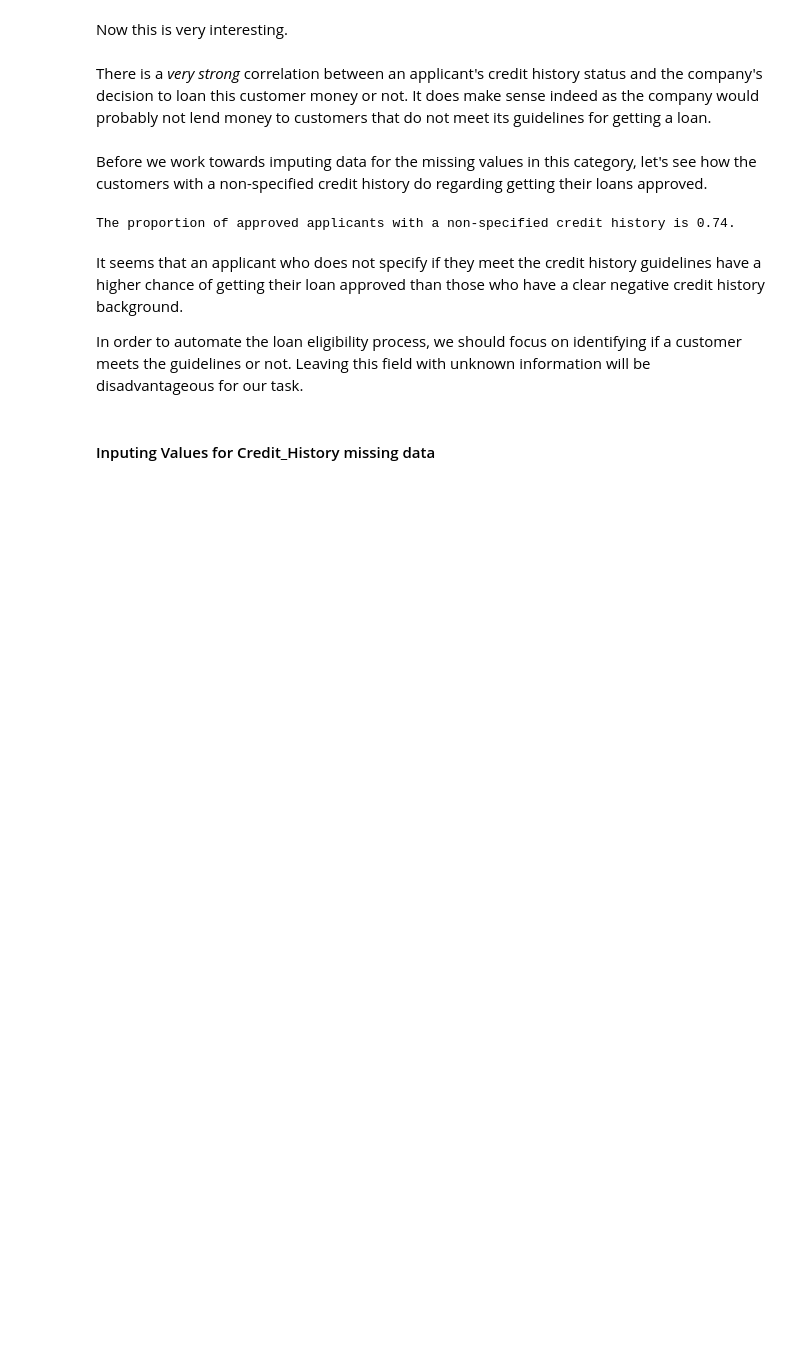
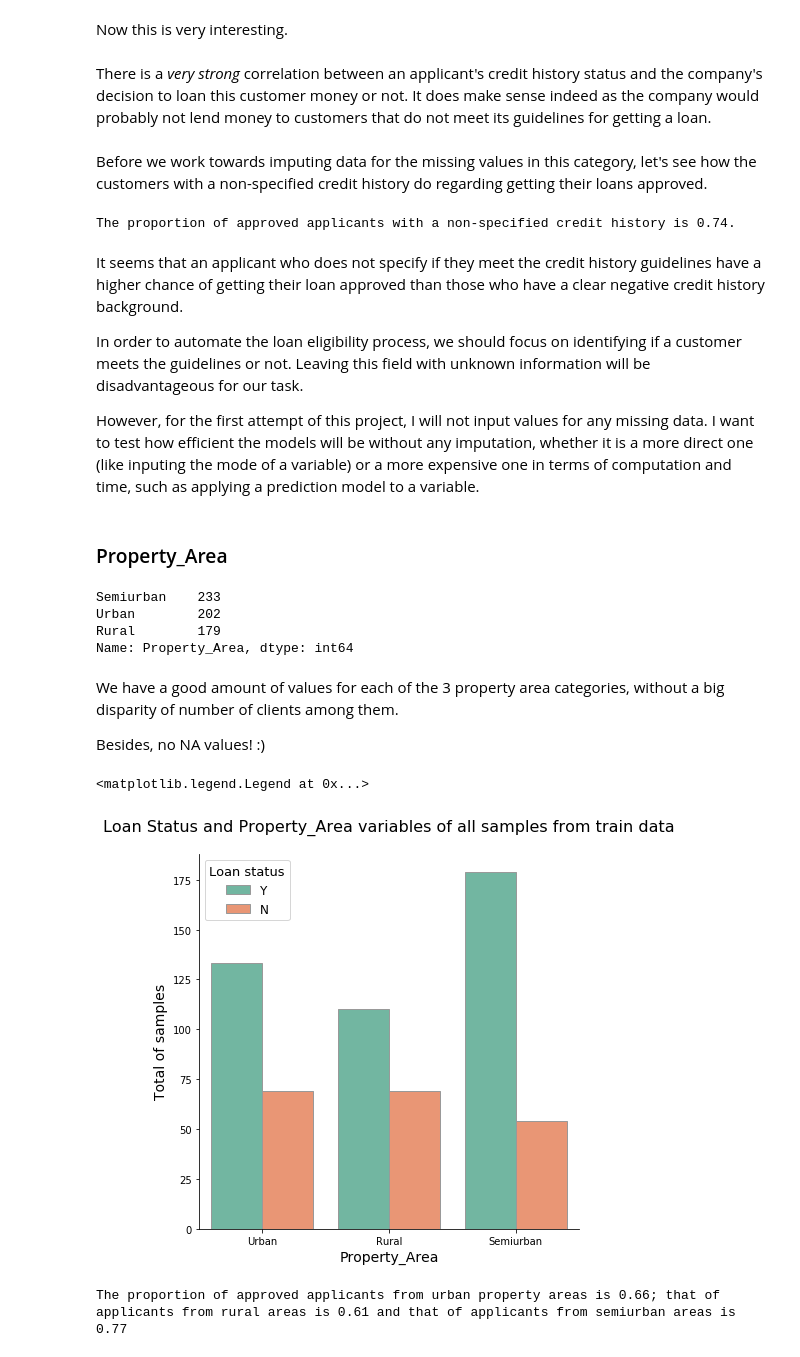
Before and after one commit to Buidex/loan_prediction_AnalyticsVidhya, a Jupyter notebook: Loan Prediction III - Analytics Vidhya.ipynb, the cells around one changed output. Saved outputs shown, nothing was run; the diff lists cells and outputs as text; code cells hidden in the pictures; blank space fills up the shorter version.

```diff
--- a/Loan Prediction III - Analytics Vidhya.ipynb
+++ b/Loan Prediction III - Analytics Vidhya.ipynb
@@ -668,5 +668,48 @@ The proportion of approved applicants with a non-specified credit history is 0.7
 It seems that an applicant who does not specify if they meet the credit history guidelines have a higher chance of getting their loan approved than those who have a clear negative credit history background.
 
 In order to automate the loan eligibility process, we should focus on identifying if a customer meets the guidelines or not. Leaving this field with unknown information will be disadvantageous for our task.
+
+However, for the first attempt of this project, I will not input values for any missing data. I want to test how efficient the models will be without any imputation, whether it is a more direct one (like inputing the mode of a variable) or a more expensive one in terms of computation and time, such as applying a prediction model to a variable.
-# %% [markdown]
-#### Inputing Values for Credit_History missing data
+# %% [markdown]
+### Property_Area
+# %%
+train.Property_Area.value_counts()
+# %% [output]
+Semiurban    233
+Urban        202
+Rural        179
+Name: Property_Area, dtype: int64
+# %% [markdown]
+We have a good amount of values for each of the 3 property area categories, without a big disparity of number of clients among them.
+
+Besides, no NA values! :)
+# %%
+# Grouped barplot correlating Property_Area and Loan_Status
+
+loan_status_property_area_count = sns.catplot(x='Property_Area', hue='Loan_Status', kind="count",
+                                            palette="Set2", edgecolor=".6", height=6,
+                                            legend=False, data=train);
+
+# Set the labels for the x and y axis, the legend and the title
+plt.title("Loan Status and Property_Area variables of all samples from train data\n", fontsize=16)
+loan_status_property_area_count.set_xlabels('Property_Area', fontsize=14)
+loan_status_property_area_count.set_ylabels('Total of samples', fontsize=14)
+plt.legend(title='Loan status', fontsize=12,title_fontsize=13)
+# %% [output]
+<matplotlib.legend.Legend at 0x...>
+[figure, added]
+# %%
+urban_approved = train[(train.Property_Area == 'Urban') &  (train.Loan_Status == 'Y')]
+urban_denied = train[(train.Property_Area == 'Urban') &  (train.Loan_Status == 'N')]
+rural_approved = train[(train.Property_Area == 'Rural') &  (train.Loan_Status == 'Y')]
+rural_denied = train[(train.Property_Area == 'Rural') &  (train.Loan_Status == 'N')]
+semiurban_approved = train[(train.Property_Area == 'Semiurban') &  (train.Loan_Status == 'Y')]
+semiurban_denied = train[(train.Property_Area == 'Semiurban') &  (train.Loan_Status == 'N')]
+
+urban_rate = (len(urban_approved.index) / (len(urban_approved.index) + len(urban_denied.index)))
+rural_rate = (len(rural_approved.index) / (len(rural_approved.index) + len(rural_denied.index)))
+semiurban_rate = (len(semiurban_approved.index) / (len(semiurban_approved.index) + len(semiurban_denied.index)))
+
+print('The proportion of approved applicants from urban property areas is %.2f; that of applicants from rural areas is %.2f and that of applicants from semiurban areas is %.2f' % (urban_rate, rural_rate, semiurban_rate))
+# %% [output]
+The proportion of approved applicants from urban property areas is 0.66; that of applicants from rural areas is 0.61 and that of applicants from semiurban areas is 0.77
```
Also changed, not shown: parts of 7 cells of this notebook.
